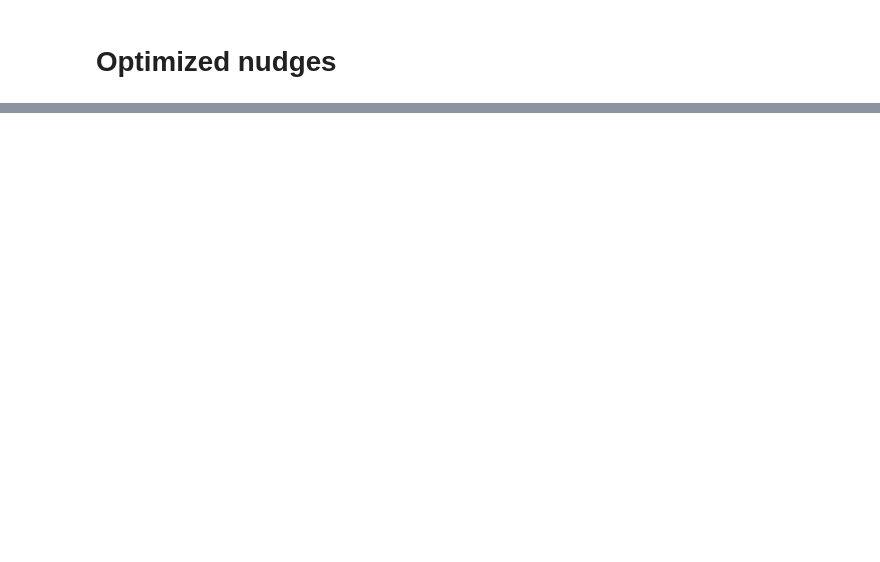
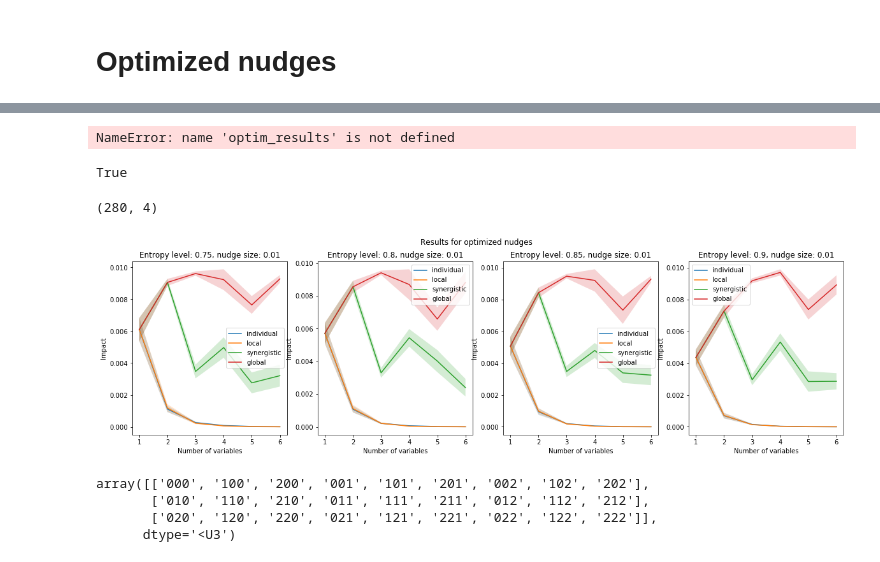
Before and after one commit to cjidboon94/master_thesis, a Jupyter notebook: dev-repl-sandbox.ipynb, the cells around one changed output, grey strips where cells are left out. Saved outputs shown, nothing was run; the diff lists cells and outputs as text; code cells hidden in the pictures; blank space fills up the shorter version.

```diff
--- a/dev-repl-sandbox.ipynb
+++ b/dev-repl-sandbox.ipynb
@@ -381,8 +724,0 @@ results
-# %%
-res_arrays = [res[1] for res in results]
-#print(res_arrays)
-res_array = np.vstack(res_arrays)
-#print(res_array)
-#r = res_array.reshape(4, -1,dists,4)
-print(res_array.shape)
-res_array
@@ -408,9 +724,0 @@ array([[0.00178674, 0.00171934, 0.00184035, 0.00181063],
-# %%
-res_dict = {0.75 + i*0.05 : np.reshape(res_array[i*60:60*(i+1),:], (6,10,4)) for i in range(4)}
-# %%
-means_dict = {l: arr.mean(axis=1) for l,arr in res_dict.items()}
-std_dict = {l: arr.std(axis=1)/np.sqrt(10) for l, arr in res_dict.items()}
-print(means_dict)
-print(std_dict)
-ci_dict = {l: st.norm.interval(0.95, loc=mean, scale=std) for ((l, mean), (l1, std)) in zip(means_dict.items(), std_dict.items())}
-print(ci_dict)
@@ -461,0 +896,12 @@ def
+# %%
+%%time
+n_states = 3
+n_vars = range(1,7)
+levels = [0.75, 0.8, 0.85, 0.9]
+dists = 20
+interventions = 10
+seeds = np.random.randint(0, 2**32-1, len(n_vars)*len(levels))
+
+#results = optim_experiment((levels,n_vars, dists, interventions, seeds))
+with mp.Pool(os.cpu_count()) as pool:
+    optim_results = pool.map(optim_experiment, [(level, n_var, dists, interventions, seeds[i]) for i, (level, n_var) in enumerate(itertools.product(levels, n_vars))])
@@ -461,0 +926,19 @@ def
+# %%
+optim_results
+# %% [output]
+NameError: name 'optim_results' is not defined
+# %%
+x = np.array([-np.inf, -np.inf, -np.inf, 1,2,3])
+x = x.reshape(-1,3)
+y = [np.all(r == -np.inf) for r in x]
+np.any(y)
+# %% [output]
+True
+# %%
+combine_results(optim_results).shape
+# %% [output]
+(280, 4)
+# %%
+plot_results(n_vars, levels, create_dicts(combine_results(optim_results), dists, len(levels), len(n_vars)), "Results for optimized nudges")
+# %% [output]
+[figure, added]
@@ -461,0 +947,7 @@ def
+# %%
+t
+# %% [output]
+array([['000', '100', '200', '001', '101', '201', '002', '102', '202'],
+       ['010', '110', '210', '011', '111', '211', '012', '112', '212'],
+       ['020', '120', '220', '021', '121', '221', '022', '122', '222']],
+      dtype='<U3')
```
Also changed, not shown: parts of 41 cells of this notebook, 13 other files.
